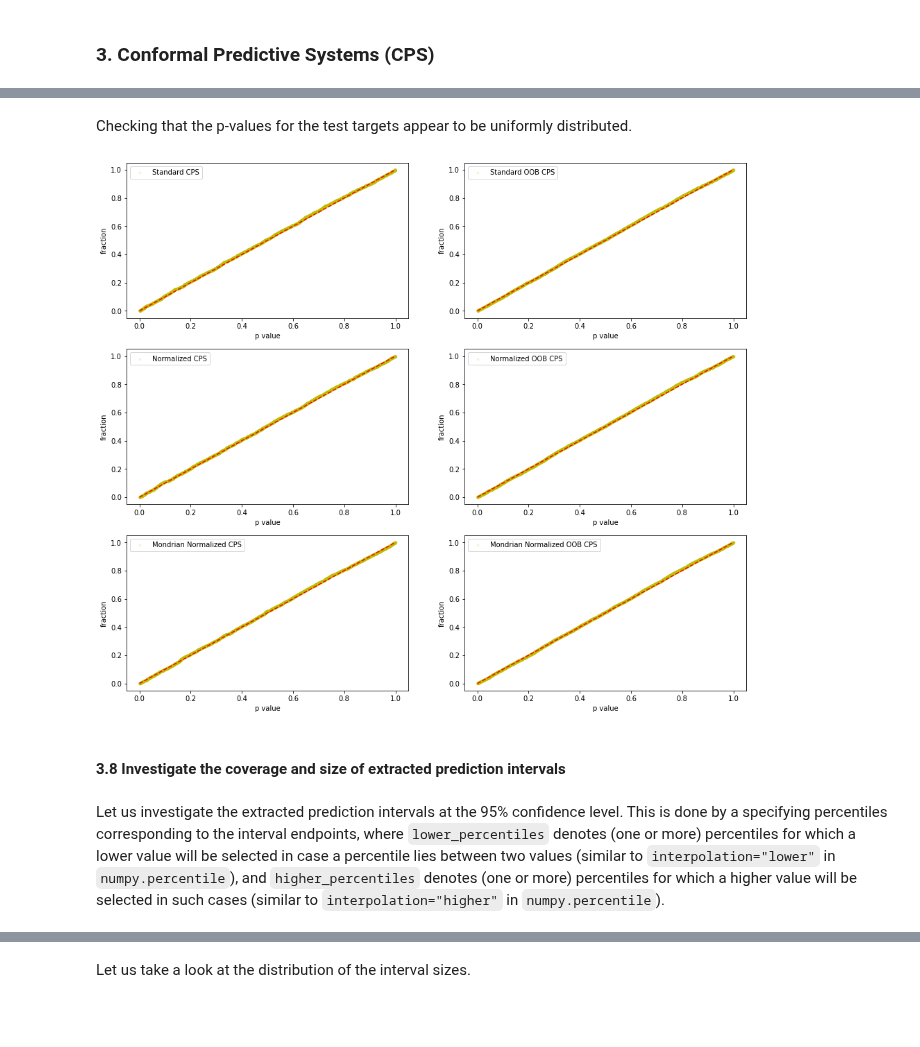
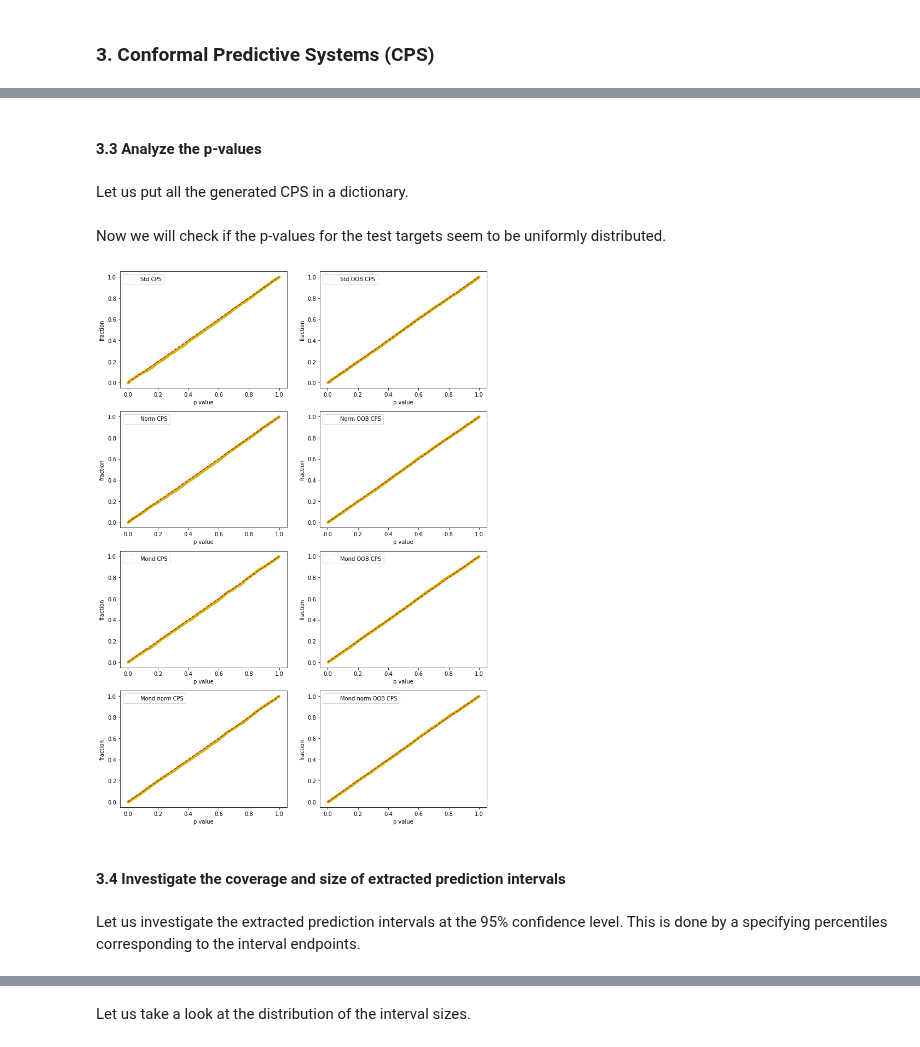
Before and after one commit to henrikbostrom/crepes, a Jupyter notebook: crepes.ipynb, the cells around one changed output, grey strips where cells are left out. Cells and saved outputs as stored; diff of their text form; code cells hidden in the pictures; blank space fills up the shorter version.

```diff
--- a/crepes.ipynb
+++ b/crepes.ipynb
@@ -587,3 +572,4 @@ For the Mondrian approaches, we need the categories for the test instances.
 # %%
-cps_test_bins = binning(values=y_hat_proper, bins=cps_bin_borders)
-cps_test_bins_oob = binning(values=y_hat_full, bins=cps_bin_borders_oob)
+bins_test = binning(values=y_hat_test, bins=bin_thresholds)
+
+bins_test_oob = binning(values=y_hat_full, bins=bin_thresholds_oob)
@@ -589,0 +655,11 @@ cps_test_bins_oob = binning(values=y_hat_full, bins=cps_bin_borders_oob)
+# %%
+cpds = cps_mond_norm.predict(y_hat=y_hat_test,
+                             sigmas=sigmas_test_knn,
+                             bins=bins_test,
+                             return_cpds=True,
+                             cpds_by_bins=True)
+
+for i, cpd in enumerate(cpds):
+    print(f"bin {i}: {cpd.shape[0]} test instances, {cpd.shape[1]} threshold values")
+
+print(f"No. of test instances: {sum([c.shape[0] for c in cpds])}")
@@ -590,36 +713,54 @@ cps_test_bins_oob = binning(values=y_hat_full, bins=cps_bin_borders_oob)
+# %% [markdown]
+#### 3.3 Analyze the p-values
+# %% [markdown]
+Let us put all the generated CPS in a dictionary.
+# %%
+all_cps = {"Std CPS":cps_std,
+           "Std OOB CPS":cps_std_oob,
+           "Norm CPS":cps_norm,
+           "Norm OOB CPS":cps_norm_oob,
+           "Mond CPS":cps_mond_std,
+           "Mond OOB CPS":cps_mond_std_oob,
+           "Mond norm CPS":cps_mond_norm,
+           "Mond norm OOB CPS":cps_mond_norm_oob
+          }
 # %% [markdown]
-Checking that the p-values for the test targets appear to be uniformly distributed.
+Now we will check if the p-values for the test targets seem to be uniformly distributed.
 # %%
-plt.subplots(3,2,figsize=(16,14))
+plt.subplots(len(all_cps.keys())//2,2,figsize=(12,18))
 
 for i, name in enumerate(all_cps.keys()):
 
     if "OOB" in name:
-        p_values = all_cps[name].predict(y_hat=y_hat_full, sigmas=sigmas_test_knn_oob, bins=cps_test_bins_oob, y=y_test)[:,0]
+        p_values = all_cps[name].predict(y_hat=y_hat_full,
+                                         sigmas=sigmas_test_knn_oob,
+                                         bins=bins_test_oob,
+                                         y=y_test)[:,0]
     else:
-        p_values = all_cps[name].predict(y_hat=y_hat_proper, sigmas=sigmas_test_knn, bins=cps_test_bins, y=y_test)[:,0]
+        p_values = all_cps[name].predict(y_hat=y_hat,
+                                         sigmas=sigmas_test_knn,
+                                         bins=bins_test,
+                                         y=y_test)[:,0]
 
-    plt.subplot(3,2,i+1)
+    plt.subplot(len(all_cps.keys())//2,2,i+1)
 
-    plt.scatter(np.sort(p_values),[(i+1)/len(y_test) for i in range(len(y_test))],label=name,c="y",marker=".",alpha=0.1)
+    plt.scatter(np.sort(p_values),
+                [(i+1)/len(y_test) for i in range(len(y_test))],
+                label=name, c="y", marker=".", alpha=0.1)
+
     plt.plot([0,1],[0,1],"r--")
     plt.legend()
     plt.ylabel("fraction")
     plt.xlabel("p value")
 
 plt.show()
 # %% [output]
-[figure, old version]
+[figure, new version]
 # %% [markdown]
-#### 3.8 Investigate the coverage and size of extracted prediction intervals
+#### 3.4 Investigate the coverage and size of extracted prediction intervals
 # %% [markdown]
 Let us investigate the extracted prediction intervals at the 95% confidence level.
-This is done by a specifying percentiles corresponding to the interval endpoints, where
-`lower_percentiles` denotes (one or more) percentiles for which a lower value
-will be selected in case a percentile lies between two values
-(similar to `interpolation="lower"` in `numpy.percentile`), and
-`higher_percentiles` denotes (one or more) percentiles for which a higher value
-will be selected in such cases (similar to `interpolation="higher"` in `numpy.percentile`).
+This is done by a specifying percentiles corresponding to the interval endpoints.
 # %%
 all_cps_intervals = {}
 
```
Also changed, not shown: parts of 113 cells of this notebook, 6 other files.
